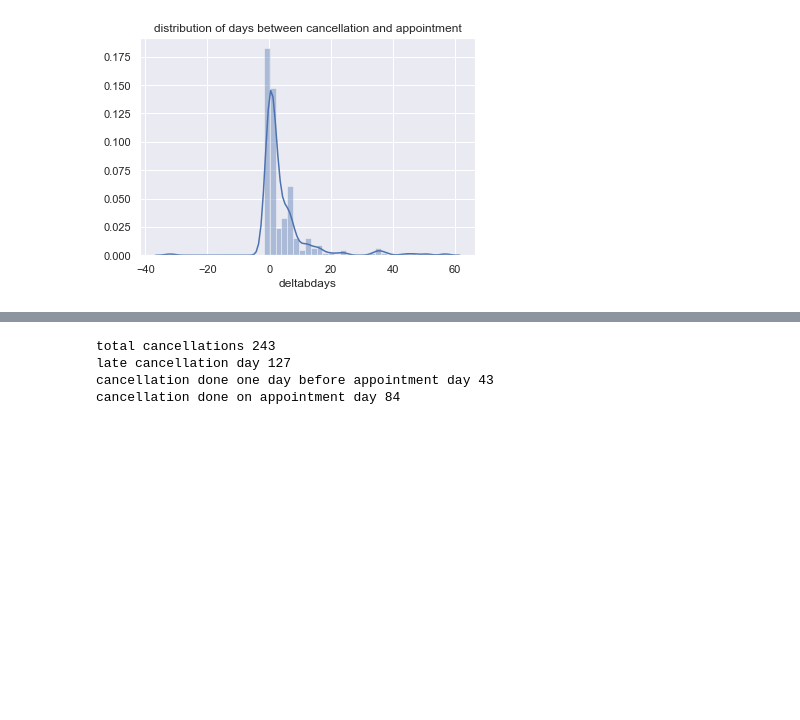
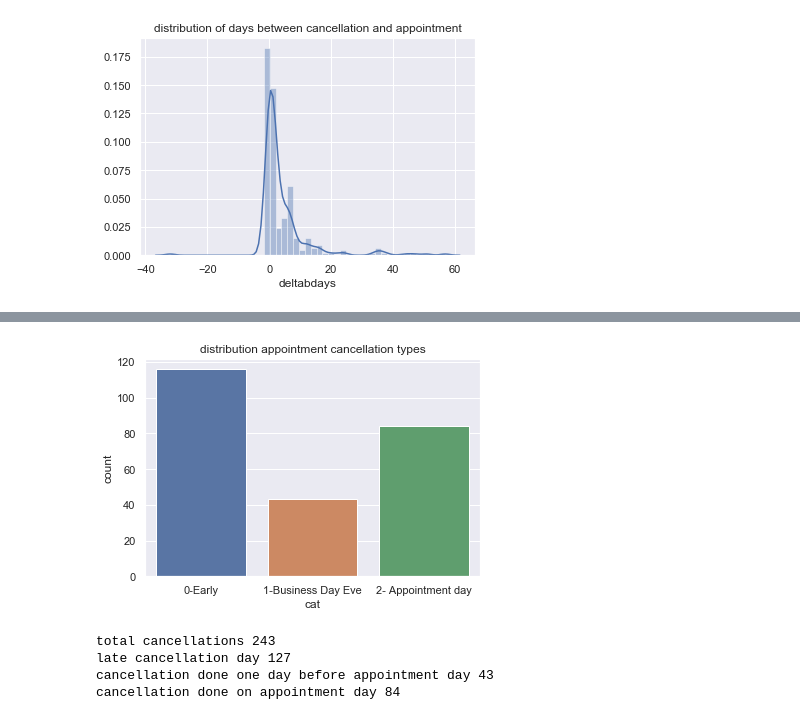
Before and after one commit to ericma007/p1, a Jupyter notebook: notebooks/init-database-exploration.ipynb, the cells around one changed output, grey strips where cells are left out. Cells and saved outputs as stored; diff of their text form; code cells hidden in the pictures; blank space fills up the shorter version.

```diff
--- a/notebooks/init-database-exploration.ipynb
+++ b/notebooks/init-database-exploration.ipynb
@@ -594,7 +594,7 @@ booking 1716
 noshow 60
 receipt 1934
 # %%
-cancellations2=cancellations2[cancellations2.canceldate <= '2018-07-29']
+cancellations2=cancellations2[cancellations2.canceldate <= '2018-07-28']
 cancellations2.isna().sum()
 # %% [output]
 client           0
@@ -668,6 +668,15 @@ cancellations2[(cancellations2.deltabdays<0)]
 # %% [output]
 |  | client | staff | service | date | description | category | noshowflag | canceldate | canceledby | ... |
 | 154 | KOOM01 | JJ | SHCW | 2018-04-03 | Women's hair cut | STYLE | 0 | 2018-05-10 | JJ | ... |
+# %%
+cancellations2['cat']='0-Early'
+cancellations2.loc[cancellations2['deltabdays']==1,'cat']='1-Business Day Eve'
+cancellations2.loc[cancellations2['deltabdays']==0,'cat']='2- Appointment day'
+cancellations2['cat']=cancellations2['cat'].astype('category')
+plt.title("distribution appointment cancellation types")
+ax = sns.countplot(x="cat", data=cancellations2)
+# %% [output]
+[figure, added]
 # %%
 cancellations2["latecancellation"]=0
 cancellations2["noshowflag"]=0
```
Also changed, not shown: parts of 7 cells of this notebook, 3 other files.
